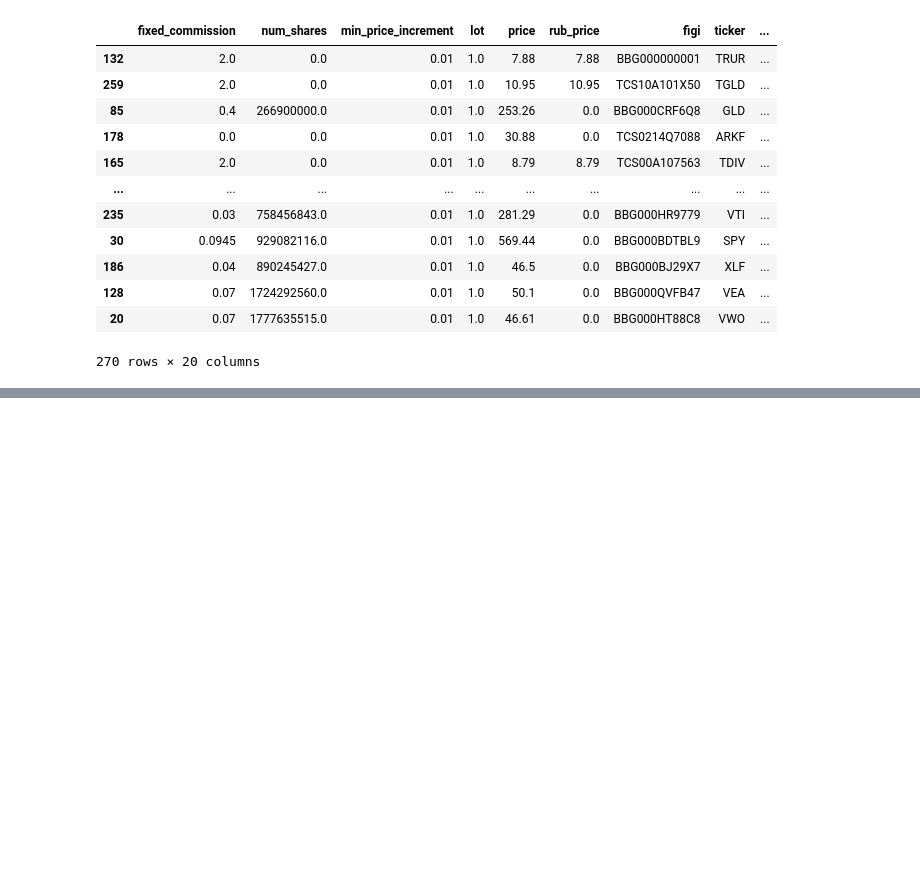
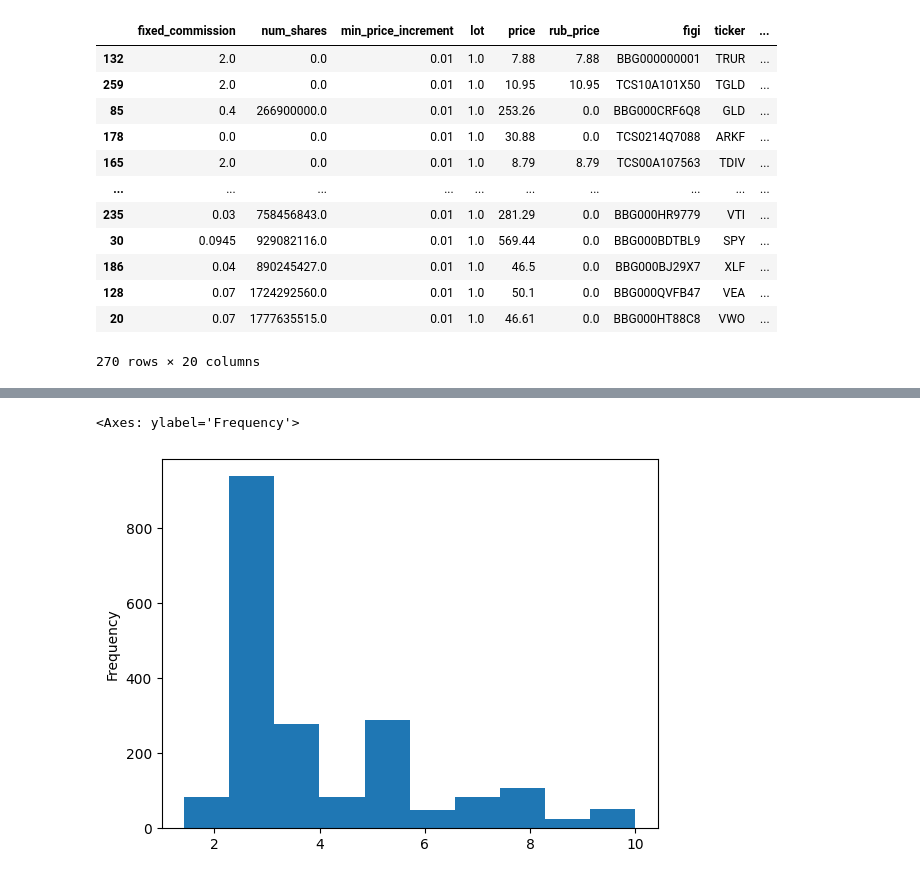
Before and after one commit to D1ffic00lt/securities-recommendation-system, a Jupyter notebook: baselines/ratings_baseline.ipynb, the cells around one changed output, grey strips where cells are left out. Drawn from its saved outputs; the diff is of its cells as text; code cells hidden in the pictures; blank space fills up the shorter version.

```diff
--- a/baselines/ratings_baseline.ipynb
+++ b/baselines/ratings_baseline.ipynb
@@ -245,0 +252,5 @@ filled_bonds
+# %%
+shares_rating.plot(kind="hist")
+# %% [output]
+<Axes: ylabel='Frequency'>
+[figure, added]
```
Also changed, not shown: parts of 5 cells of this notebook, 1 other file.
